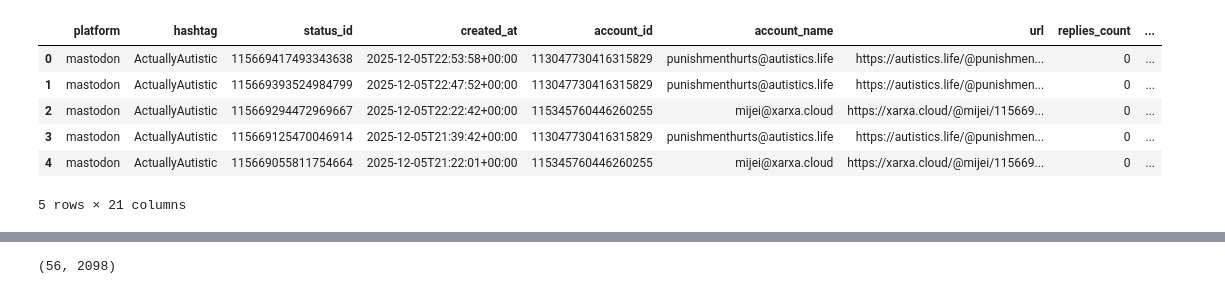
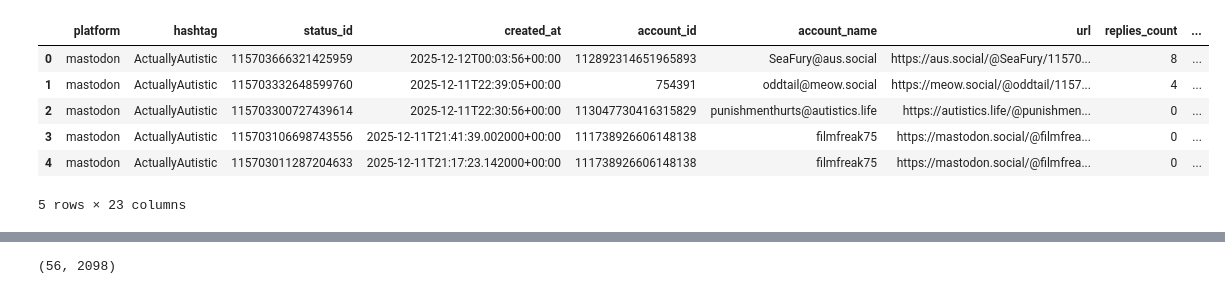
Before and after one commit to HannahSMMcCormick/ResearchAssessment3, a Jupyter notebook: Notebooks/Results.ipynb, the cells around one changed output, grey strips where cells are left out. Drawn from its saved outputs; the diff is of its cells as text; code cells hidden in the pictures.

```diff
--- a/Notebooks/Results.ipynb
+++ b/Notebooks/Results.ipynb
@@ -9,13 +9,13 @@ from config import Results_OUTPUT_PATH
 pd.set_option("display.max_colwidth", None)
 pd.set_option("display.max_rows", None)
 # %%
-df = pd.read_csv(Results_OUTPUT_PATH)
-df.head()
+df_Autism = pd.read_csv(Results_OUTPUT_AUTISM_PATH)
+df_Autism.head()
 # %% [output]
 |  | platform | hashtag | status_id | created_at | account_id | account_name | url | replies_count | ... |
-| 0 | mastodon | ActuallyAutistic | 115669417493343638 | 2025-12-05T22:53:58+00:00 | 113047730416315829 | punishmenthurts@autistics.life | https://autistics.life/@punishmen... | 0 | ... |
-| 1 | mastodon | ActuallyAutistic | 115669393524984799 | 2025-12-05T22:47:52+00:00 | 113047730416315829 | punishmenthurts@autistics.life | https://autistics.life/@punishmen... | 0 | ... |
-| 2 | mastodon | ActuallyAutistic | 115669294472969667 | 2025-12-05T22:22:42+00:00 | 115345760446260255 | mijei@xarxa.cloud | https://xarxa.cloud/@mijei/115669... | 0 | ... |
-| 3 | mastodon | ActuallyAutistic | 115669125470046914 | 2025-12-05T21:39:42+00:00 | 113047730416315829 | punishmenthurts@autistics.life | https://autistics.life/@punishmen... | 0 | ... |
-| 4 | mastodon | ActuallyAutistic | 115669055811754664 | 2025-12-05T21:22:01+00:00 | 115345760446260255 | mijei@xarxa.cloud | https://xarxa.cloud/@mijei/115669... | 0 | ... |
+| 0 | mastodon | ActuallyAutistic | 115703666321425959 | 2025-12-12T00:03:56+00:00 | 112892314651965893 | SeaFury@aus.social | https://aus.social/@SeaFury/11570... | 8 | ... |
+| 1 | mastodon | ActuallyAutistic | 115703332648599760 | 2025-12-11T22:39:05+00:00 | 754391 | oddtail@meow.social | https://meow.social/@oddtail/1157... | 4 | ... |
+| 2 | mastodon | ActuallyAutistic | 115703300727439614 | 2025-12-11T22:30:56+00:00 | 113047730416315829 | punishmenthurts@autistics.life | https://autistics.life/@punishmen... | 0 | ... |
+| 3 | mastodon | ActuallyAutistic | 115703106698743556 | 2025-12-11T21:41:39.002000+00:00 | 111738926606148138 | filmfreak75 | https://mastodon.social/@filmfrea... | 0 | ... |
+| 4 | mastodon | ActuallyAutistic | 115703011287204633 | 2025-12-11T21:17:23.142000+00:00 | 111738926606148138 | filmfreak75 | https://mastodon.social/@filmfrea... | 0 | ... |
-5 rows × 21 columns
+5 rows × 23 columns
```
Also changed, not shown: parts of 16 cells of this notebook, 12 other files.
